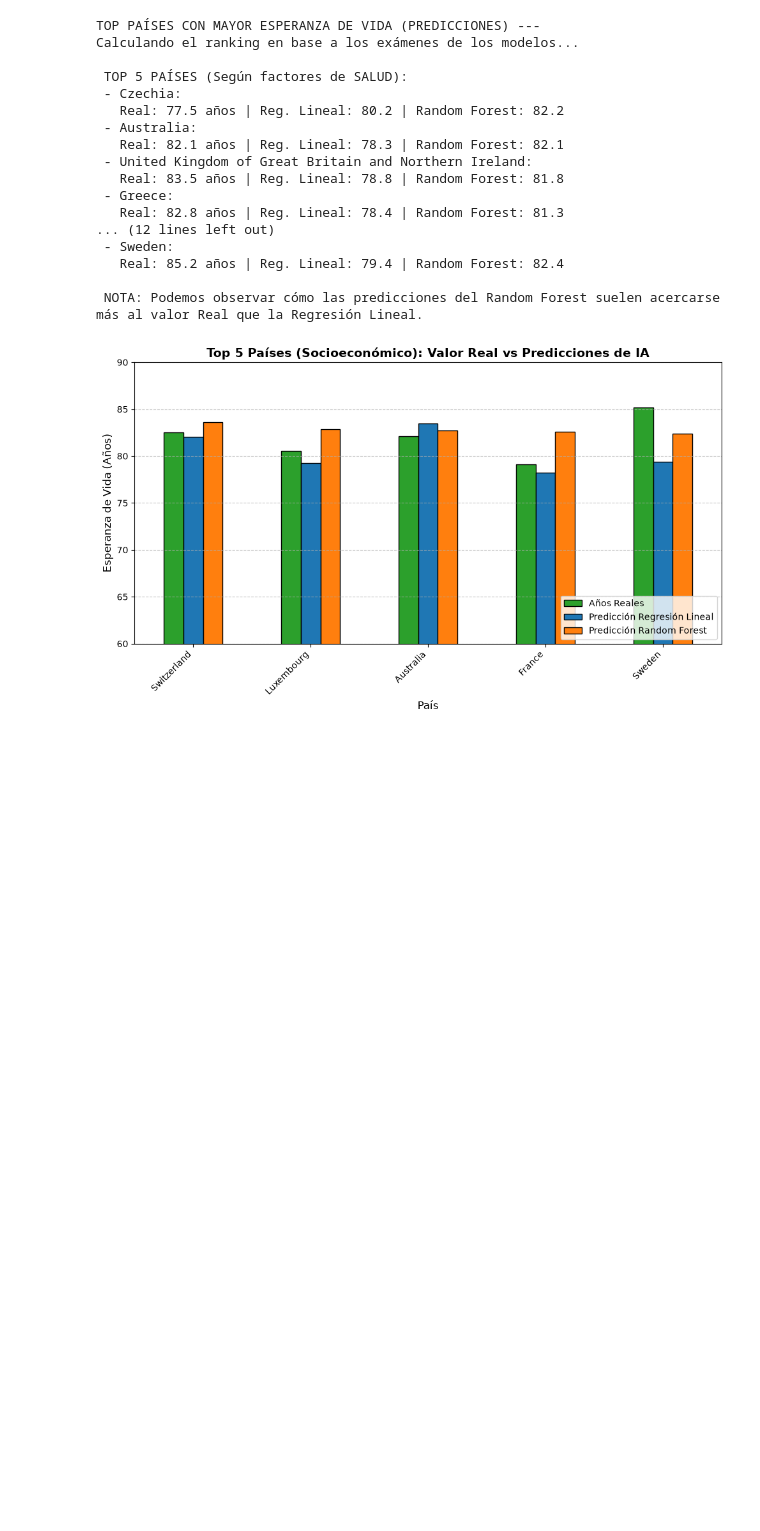
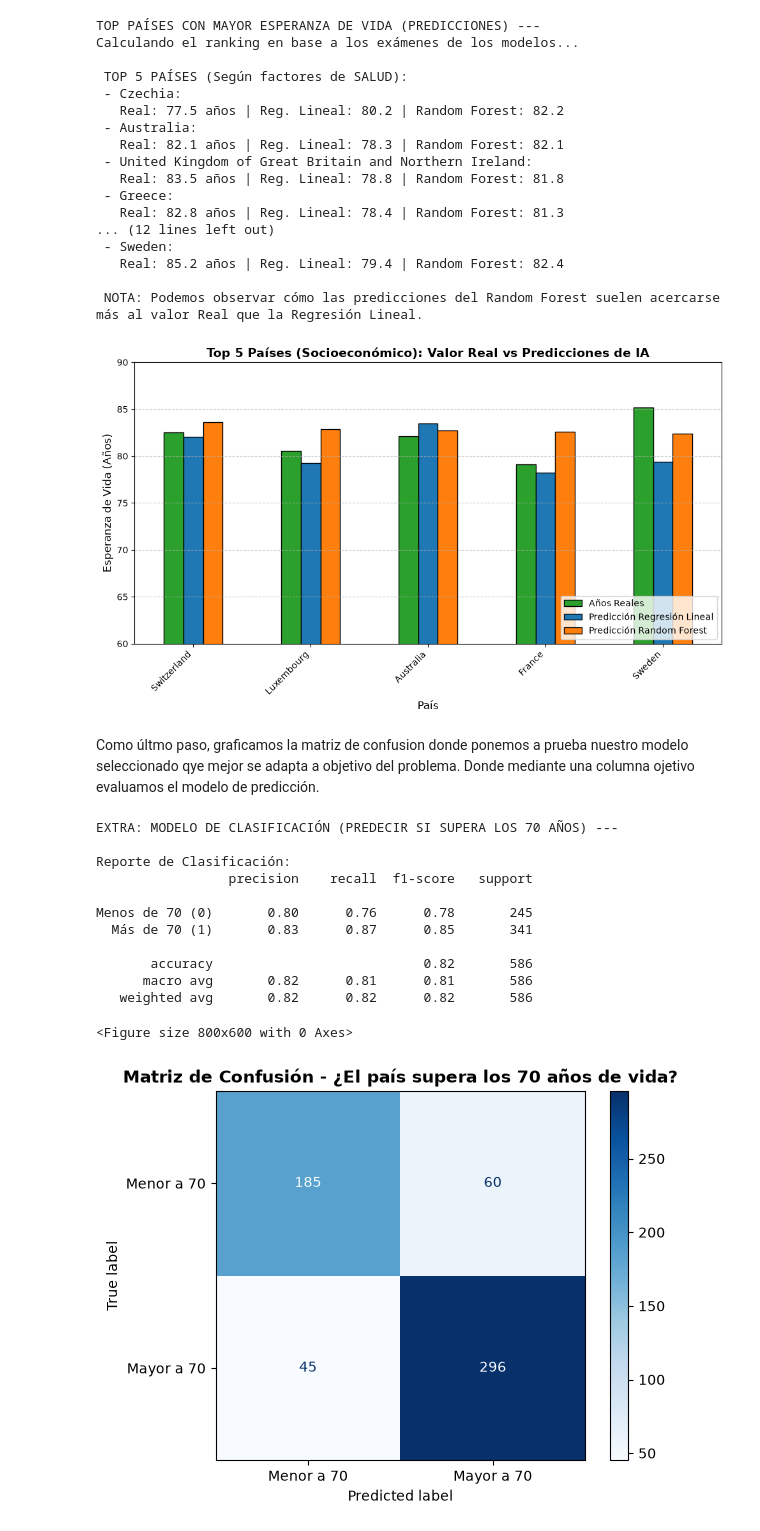
Before and after one commit to cburbano-usgp/grupo3_proyecto_aprendizaje_autom, a Jupyter notebook: Grupo3_proyecto.ipynb, the cells around one changed output. Cells and saved outputs as stored; diff of their text form; code cells hidden in the pictures; blank space fills up the shorter version.

```diff
--- a/Grupo3_proyecto.ipynb
+++ b/Grupo3_proyecto.ipynb
@@ -458,3 +462,60 @@ Calculando el ranking en base a los exámenes de los modelos...
 
  NOTA: Podemos observar cómo las predicciones del Random Forest suelen acercarse más al valor Real que la Regresión Lineal.
 [figure]
+# %% [markdown]
+Como últmo paso, graficamos la matriz de confusion donde ponemos a prueba nuestro modelo seleccionado qye mejor se adapta a objetivo del problema. Donde mediante una columna ojetivo evaluamos el modelo de predicción.
+# %%
+from sklearn.preprocessing import StandardScaler
+print("EXTRA: MODELO DE CLASIFICACIÓN (PREDECIR SI SUPERA LOS 70 AÑOS) ---")
+
+# 1. CREAMOS NUESTRA NUEVA VARIABLE OBJETIVO (1 = Más de 70 años, 0 = Menos de 70 años)
+# Nos basamos en tu problemática de investigación.
+df_clasificacion = df_grupo_socioeconomico_imputer.copy()
+df_clasificacion['Supera_70_anios'] = (df_clasificacion['Life expectancy'] >= 70).astype(int)
+
+# 2. PREPARAMOS LOS DATOS
+columnas_a_quitar_clas = ['Country', 'Year', 'Status', 'Life expectancy', 'Supera_70_anios']
+X_clas = df_clasificacion.drop(columns=columnas_a_quitar_clas)
+y_clas = df_clasificacion['Supera_70_anios']
+
+# Dividimos para estudio y examen
+X_train_c, X_test_c, y_train_c, y_test_c = train_test_split(X_clas, y_clas, test_size=0.20, random_state=42)
+
+# Como la regresión logística es sensible a números grandes y pequeños, "escalamos" los datos
+scaler = StandardScaler()
+X_train_c_scaled = scaler.fit_transform(X_train_c)
+X_test_c_scaled = scaler.transform(X_test_c)
+
+# 3. ENTRENAMOS LA MÁQUINA DE CLASIFICACIÓN
+modelo_logistico = LogisticRegression()
+modelo_logistico.fit(X_train_c_scaled, y_train_c)
+
+# 4. LE TOMAMOS EL EXAMEN Y MOSTRAMOS RESULTADOS
+predicciones_clas = modelo_logistico.predict(X_test_c_scaled)
+
+print("\nReporte de Clasificación:")
+print(classification_report(y_test_c, predicciones_clas, target_names=['Menos de 70 (0)', 'Más de 70 (1)']))
+
+# 5. DIBUJAMOS LA MATRIZ DE CONFUSIÓN
+cm = confusion_matrix(y_test_c, predicciones_clas)
+disp = ConfusionMatrixDisplay(confusion_matrix=cm, display_labels=['Menor a 70', 'Mayor a 70'])
+
+plt.figure(figsize=(8, 6))
+disp.plot(cmap='Blues', values_format='d')
+plt.title('Matriz de Confusión - ¿El país supera los 70 años de vida?', fontsize=12, fontweight='bold')
+plt.grid(False) # Quitamos las líneas de fondo para que se vea limpio
+plt.show()
+# %% [output]
+EXTRA: MODELO DE CLASIFICACIÓN (PREDECIR SI SUPERA LOS 70 AÑOS) ---
+
+Reporte de Clasificación:
+                 precision    recall  f1-score   support
+
+Menos de 70 (0)       0.80      0.76      0.78       245
+  Más de 70 (1)       0.83      0.87      0.85       341
+
+       accuracy                           0.82       586
+      macro avg       0.82      0.81      0.81       586
+   weighted avg       0.82      0.82      0.82       586
+<Figure size 800x600 with 0 Axes>
+[figure, added]
```
Also changed, not shown: parts of 2 cells of this notebook, 1 other file.
